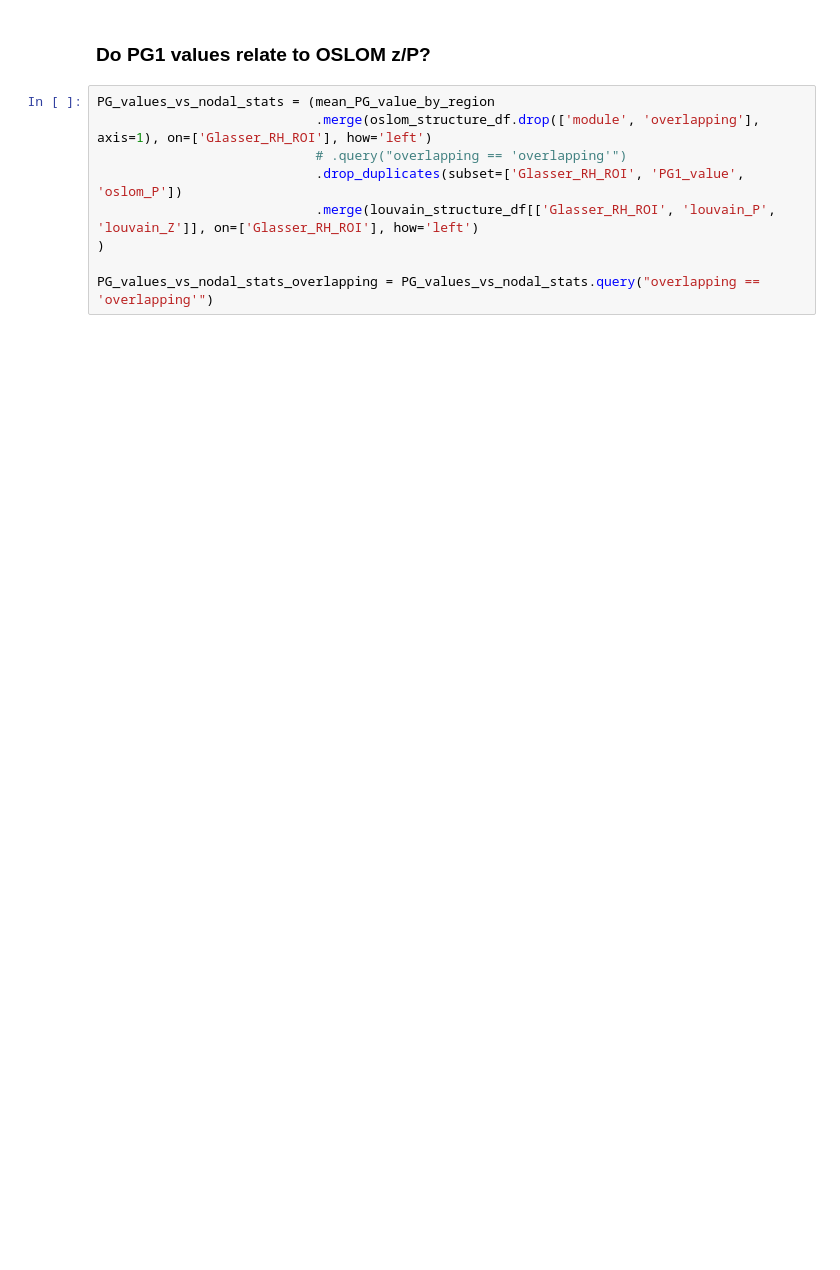
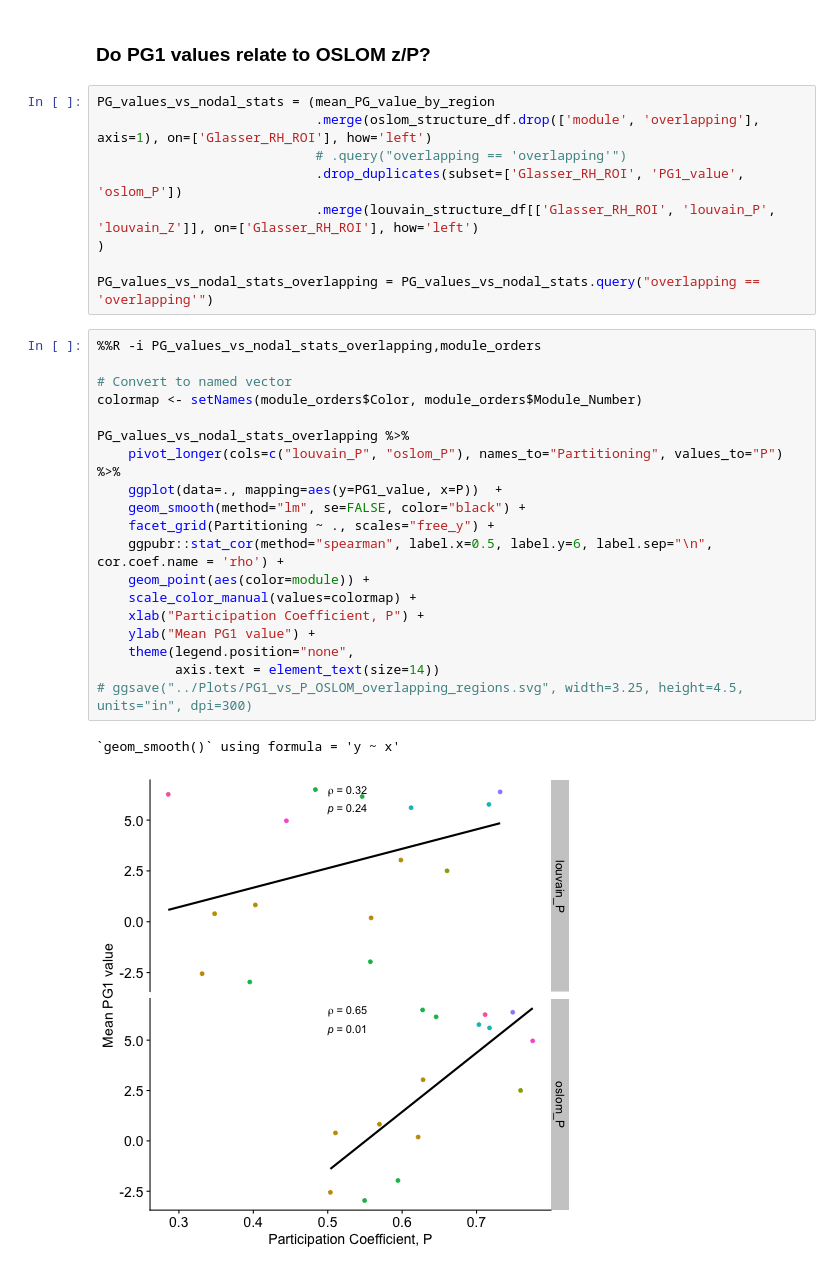
Before and after one commit to DynamicsAndNeuralSystems/OverlappingCommunityDetection_HCP, a Jupyter notebook: data_visualization/Fig7_OSLOM_vs_Louvain.ipynb, the cells around one changed output. Cells and saved outputs as stored; diff of their text form; blank space fills up the shorter version.

Commit message:
figure updates to align with preprint

```diff
--- a/data_visualization/Fig7_OSLOM_vs_Louvain.ipynb
+++ b/data_visualization/Fig7_OSLOM_vs_Louvain.ipynb
@@ -534,6 +489,28 @@ PG_values_vs_nodal_stats = (mean_PG_value_by_region
 )
 
 PG_values_vs_nodal_stats_overlapping = PG_values_vs_nodal_stats.query("overlapping == 'overlapping'")
+# %%
+%%R -i PG_values_vs_nodal_stats_overlapping,module_orders
+
+# Convert to named vector
+colormap <- setNames(module_orders$Color, module_orders$Module_Number)
+
+PG_values_vs_nodal_stats_overlapping %>%
+    pivot_longer(cols=c("louvain_P", "oslom_P"), names_to="Partitioning", values_to="P") %>%
+    ggplot(data=., mapping=aes(y=PG1_value, x=P))  +
+    geom_smooth(method="lm", se=FALSE, color="black") +
+    facet_grid(Partitioning ~ ., scales="free_y") +
+    ggpubr::stat_cor(method="spearman", label.x=0.5, label.y=6, label.sep="\n", cor.coef.name = 'rho') +
+    geom_point(aes(color=module)) +
+    scale_color_manual(values=colormap) +
+    xlab("Participation Coefficient, P") +
+    ylab("Mean PG1 value") +
+    theme(legend.position="none",
+          axis.text = element_text(size=14))
+# ggsave("../Plots/PG1_vs_P_OSLOM_overlapping_regions.svg", width=3.25, height=4.5, units="in", dpi=300)
+# %% [output]
+`geom_smooth()` using formula = 'y ~ x'
+[figure, added]
 # %%
 %%R -i PG_values_vs_nodal_stats,module_orders
 
```
Also changed, not shown: parts of 7 cells of this notebook, 19 other files.
